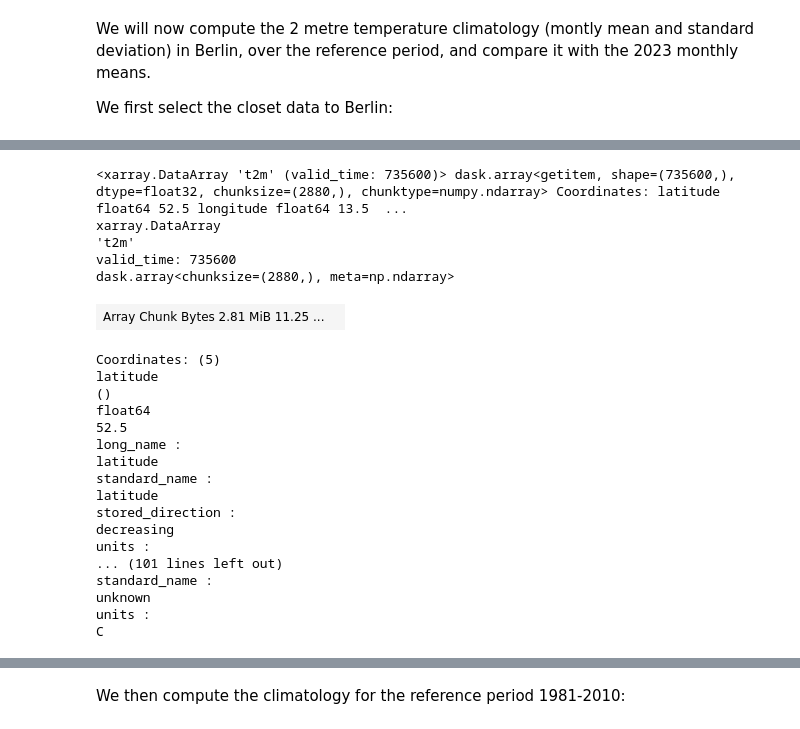
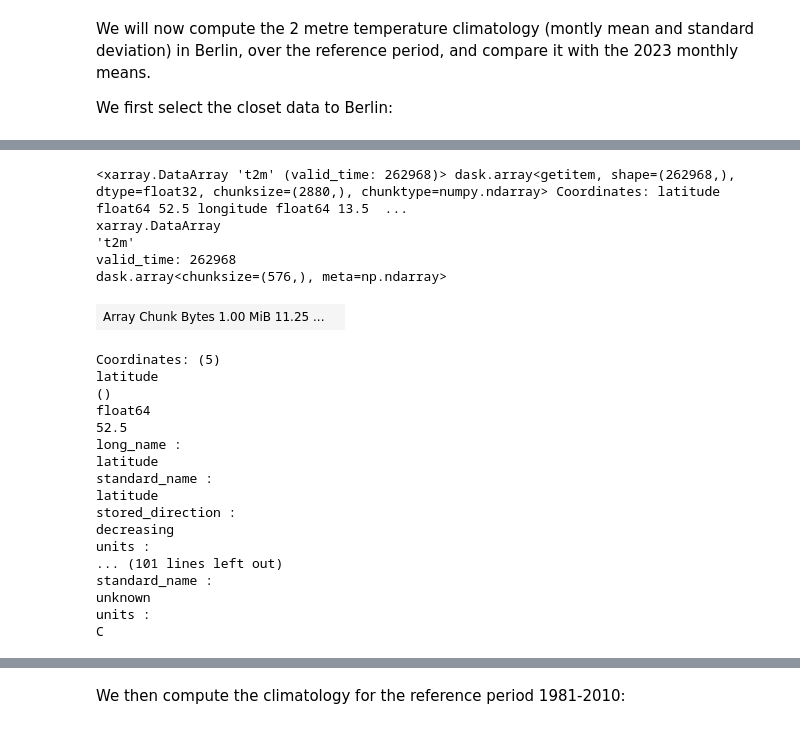
Before and after one commit to bopen/earthdatahub-notebooks, a Jupyter notebook: use-cases/tutorial-era5-reanalysis-era5-single-levels.ipynb, the cells around one changed output, grey strips where cells are left out. Saved outputs shown, nothing was run; the diff lists cells and outputs as text; code cells hidden in the pictures.

```diff
--- a/use-cases/tutorial-era5-reanalysis-era5-single-levels.ipynb
+++ b/use-cases/tutorial-era5-reanalysis-era5-single-levels.ipynb
@@ -45,7 +25,13 @@ Xarray and Dask work together following a lazy principle. This means operations
 
 To preview the data, only the dataset metadata must be downloaded. Xarray does this automatically:
 # %%
-ds = xr.open_dataset('s3://ecmwf-era5-single-levels/reanalysis-era5-single-levels.zarr', chunks={}, engine="zarr").astype("float32")
+import xarray as xr
+
+ds = xr.open_dataset(
+    "s3://ecmwf-era5-single-levels/reanalysis-era5-single-levels.zarr",
+    chunks={},
+    engine="zarr",
+)
 ds
 # %% [output]
 <xarray.Dataset> Dimensions: (valid_time: 735600, latitude: 721, longitude: 1440) Coordinates: * latitude (latitude) float64 90.0 89.75 89.5 89.25 ... -89.5 -89.75 -90.0 * longitude (longitude) float6 ...
@@ -160,7 +158,7 @@ European Centre for Medium-Range Weather Forecasts
 
 To reduce the amount of downloaded data we perform a geographical selection corresponding to the Germany AREA. Before that, we also convert the temperature to °C:
 # %%
-t2m = ds.t2m - 273.15
+t2m = ds.t2m.astype("float32") - 273.15
 t2m.attrs["units"] = "C"
 t2m_area = t2m.sel(**{"latitude": slice(55, 47), "longitude": slice(5, 16)})
 t2m_area
@@ -348,6 +350,6 @@ We first select the closet data to Berlin:
 # %%
 %%time
 
-t2m_loc = t2m.sel(**{"latitude": 52.5, "longitude": 13.4}, method="nearest")
+t2m_loc = t2m.sel(**{"latitude": 52.5, "longitude": 13.4}, method="nearest").sel(valid_time=slice("1981", "2010"))
 t2m_loc
 # %% [output]
@@ -356,9 +358,9 @@ Wall time: 3.09 ms
-<xarray.DataArray 't2m' (valid_time: 735600)> dask.array<getitem, shape=(735600,), dtype=float32, chunksize=(2880,), chunktype=numpy.ndarray> Coordinates: latitude float64 52.5 longitude float64 13.5  ...
+<xarray.DataArray 't2m' (valid_time: 262968)> dask.array<getitem, shape=(262968,), dtype=float32, chunksize=(2880,), chunktype=numpy.ndarray> Coordinates: latitude float64 52.5 longitude float64 13.5  ...
 xarray.DataArray
 't2m'
-valid_time: 735600
-dask.array<chunksize=(2880,), meta=np.ndarray>
+valid_time: 262968
+dask.array<chunksize=(576,), meta=np.ndarray>
-| Array Chunk Bytes 2.81 MiB 11.25 ... |  |
+| Array Chunk Bytes 1.00 MiB 11.25 ... |  |
 Coordinates: (5)
 latitude
 ()
```
Also changed, not shown: parts of 17 cells of this notebook.
